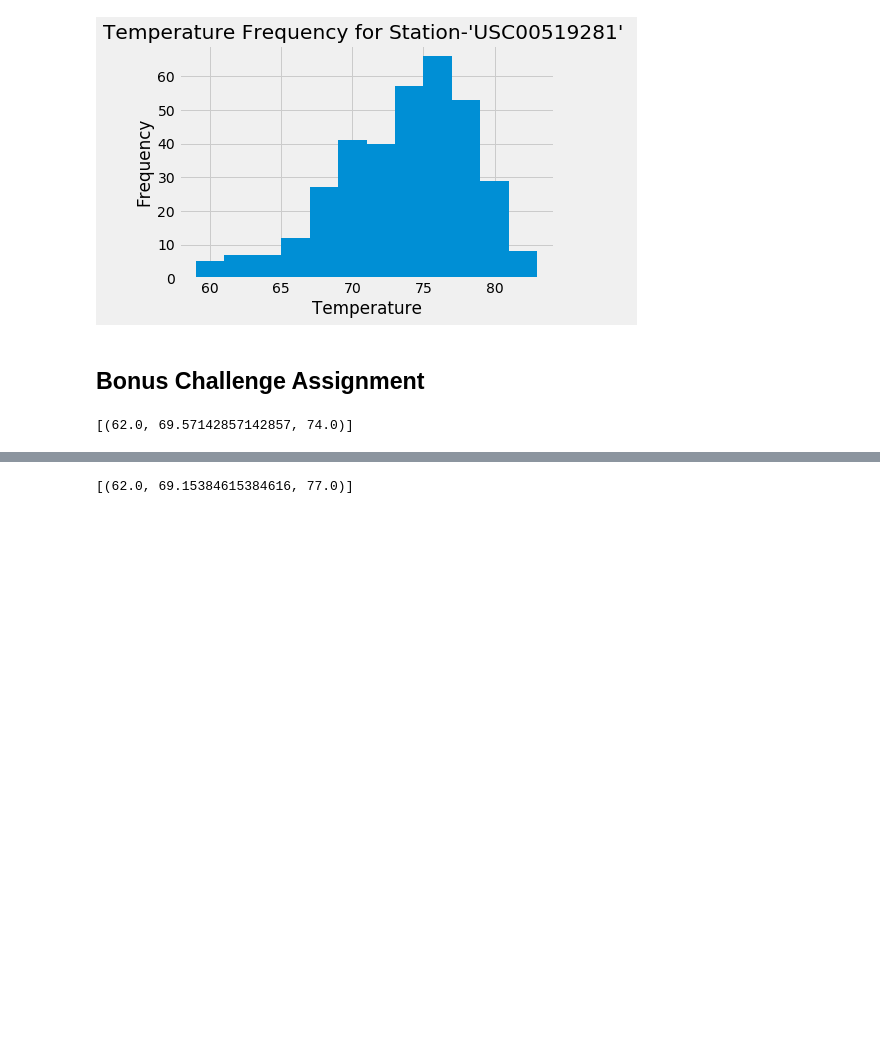
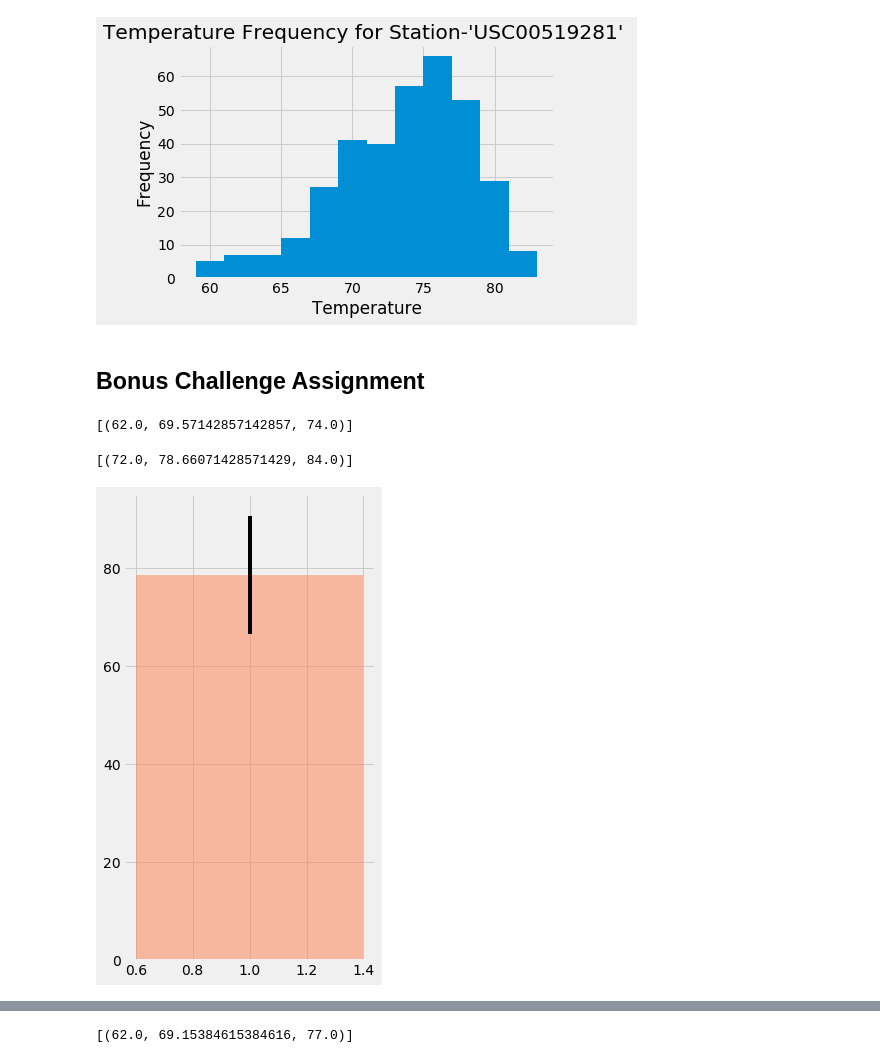
Before and after one commit to akshitap31/Hawaii-Weather-Analysis-withSQLAlchemy, a Jupyter notebook: climate_starter.ipynb, the cells around one changed output, grey strips where cells are left out. Cells and saved outputs as stored; diff of their text form; code cells hidden in the pictures; blank space fills up the shorter version.

```diff
--- a/climate_starter.ipynb
+++ b/climate_starter.ipynb
@@ -155,10 +155,21 @@ print(calc_temps('2012-02-28', '2012-03-05'))
 # %%
 # Use your previous function `calc_temps` to calculate the tmin, tavg, and tmax
 # for your trip using the previous year's data for those same dates.
+temp= calc_temps("2017-07-24", "2017-08-01")
+temp
+# %% [output]
+[(72.0, 78.66071428571429, 84.0)]
 # %%
 # Plot the results from your previous query as a bar chart.
 # Use "Trip Avg Temp" as your Title
 # Use the average temperature for the y value
 # Use the peak-to-peak (tmax-tmin) value as the y error bar (yerr)
+# plt.bar()
+fig,ax=plt.subplots(figsize=plt.figaspect(2))
+xpos=1
+yerr=temp[0][2]-temp[0][0]
+bar=ax.bar(xpos,temp[0][1],yerr=yerr,alpha=0.5,color='coral',align='center')
+# %% [output]
+[figure, added]
 # %%
 # Calculate the total amount of rainfall per weather station for your trip dates using the previous year's matching dates.
```
Also changed, not shown: parts of 5 cells of this notebook.
